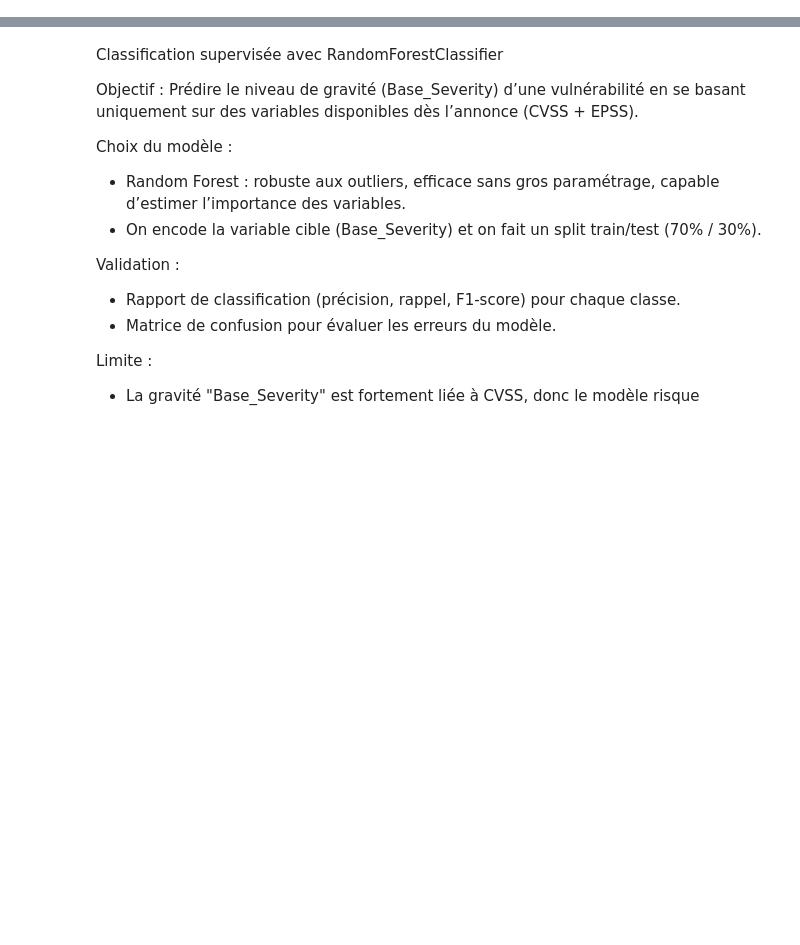
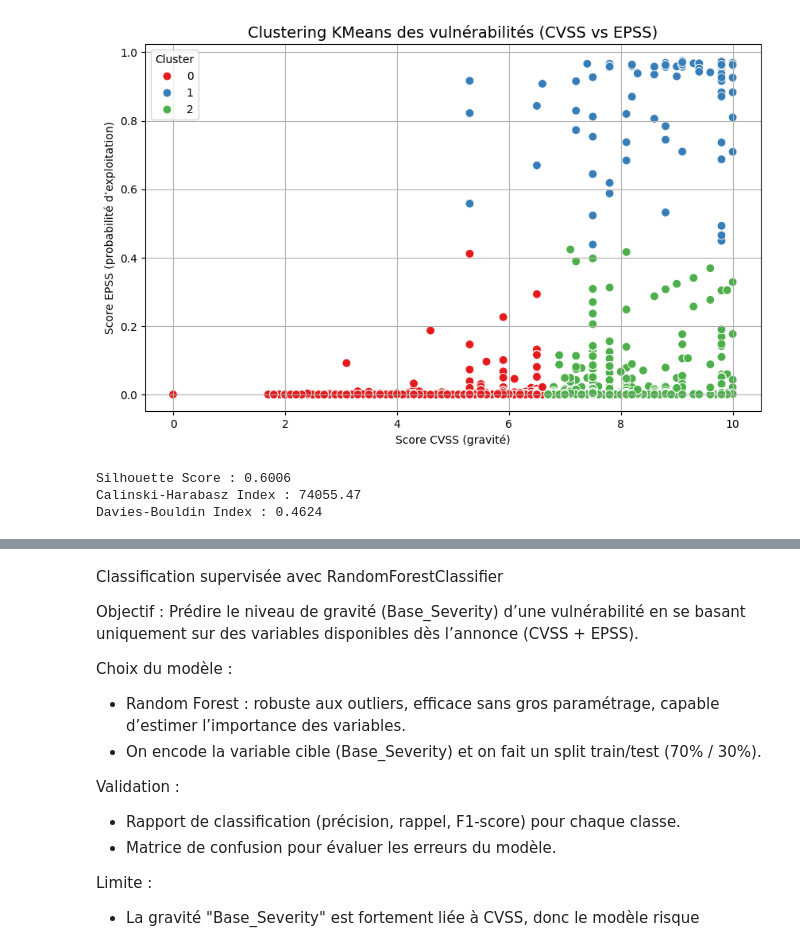
Before and after one commit to charlottines/TD-ANSSI, a Jupyter notebook: machine_learning.ipynb, the cells around one changed output, grey strips where cells are left out. Drawn from its saved outputs; the diff is of its cells as text; code cells hidden in the pictures; blank space fills up the shorter version.

Commit message:
etape 7 : non supervisé Kmeans

```diff
--- a/machine_learning.ipynb
+++ b/machine_learning.ipynb
@@ -119,0 +39,50 @@ weighted avg       1.00      1.00      1.00     11536
+# %%
+# Non supervisé - KMeans
+
+df_cluster = df[["CVSS_score", "EPSS_score"]].copy() #on garde uniquement les colonnes utiles
+df_cluster.dropna(inplace=True) #on retire les lignes où l'une des deux colonnes est manquante
+
+#normalisation des données
+scaler = StandardScaler()
+data_scaled = scaler.fit_transform(df_cluster)
+
+kmeans = KMeans(n_clusters=3, random_state=42)
+clusters = kmeans.fit_predict(data_scaled)
+df_cluster["Cluster"] = clusters
+plt.figure(figsize=(10, 6))
+sns.scatterplot(
+    x="CVSS_score",
+    y="EPSS_score",
+    hue="Cluster",
+    palette="Set1",
+    data=df_cluster,
+    s=60
+)
+plt.title("Clustering KMeans des vulnérabilités (CVSS vs EPSS)", fontsize=14)
+plt.xlabel("Score CVSS (gravité)")
+plt.ylabel("Score EPSS (probabilité d’exploitation)")
+plt.grid(True)
+plt.legend(title="Cluster")
+plt.show()
+
+
+
+
+# VALIDATION DU CLUSTERING
+
+# 1. Silhouette Score
+silhouette = silhouette_score(data_scaled, clusters)
+print(f"Silhouette Score : {silhouette:.4f}")
+
+# 2. Calinski-Harabasz Index
+calinski = calinski_harabasz_score(data_scaled, clusters)
+print(f"Calinski-Harabasz Index : {calinski:.2f}")
+
+# 3. Davies-Bouldin Index (plus petit = meilleur)
+davies = davies_bouldin_score(data_scaled, clusters)
+print(f"Davies-Bouldin Index : {davies:.4f}")
+# %% [output]
+[figure, added]
+Silhouette Score : 0.6006
+Calinski-Harabasz Index : 74055.47
+Davies-Bouldin Index : 0.4624
```
Also changed, not shown: parts of 9 cells of this notebook.
